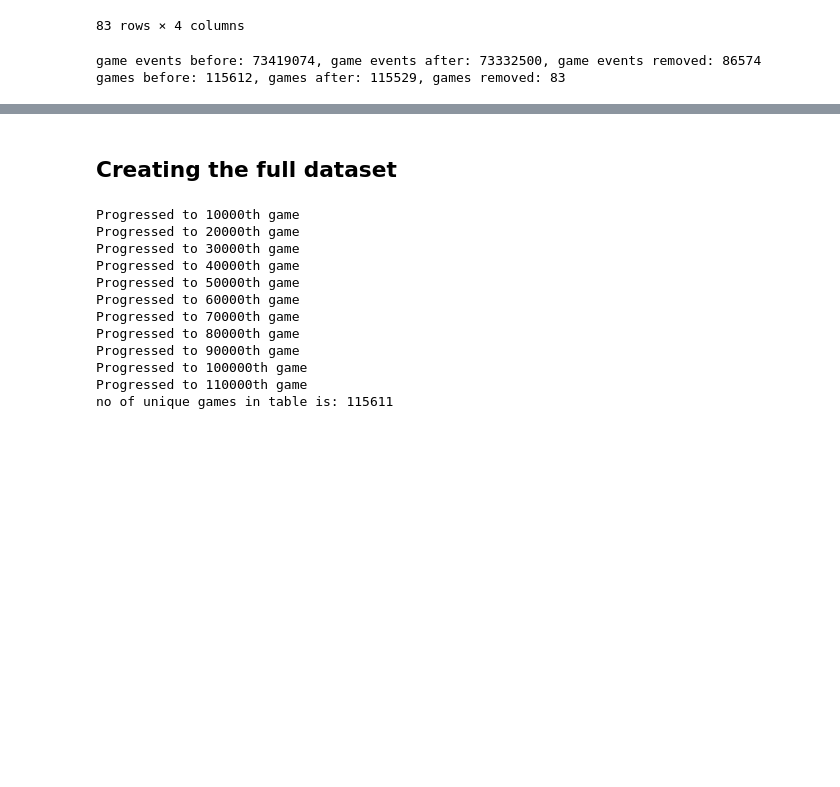
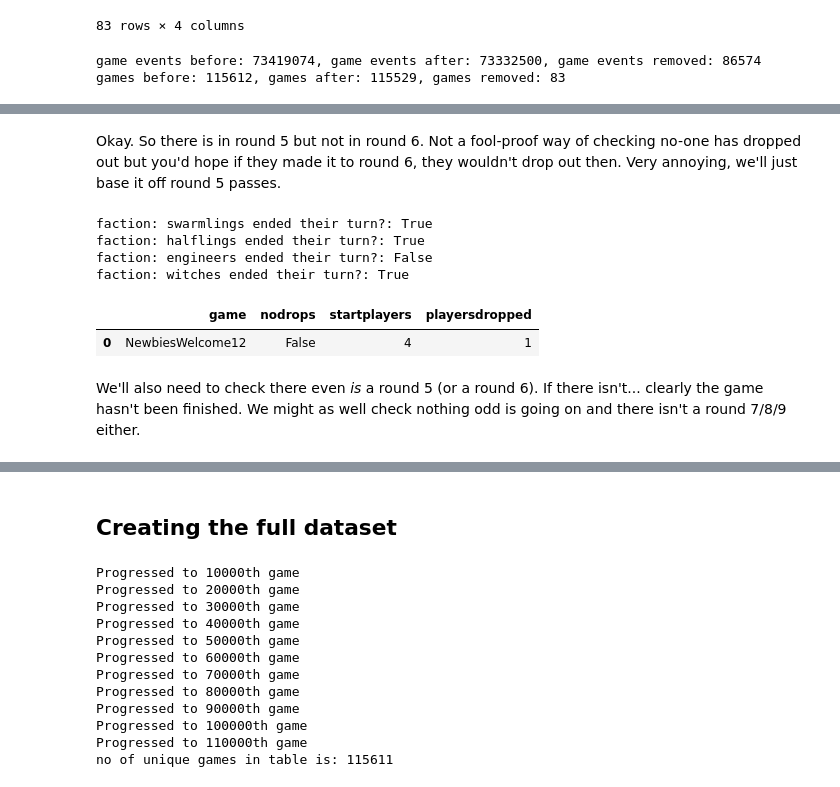
Before and after one commit to guyreading/terrabot, a Jupyter notebook: faction-picker-bot/creatingVPdata.ipynb, the cells around one changed output, grey strips where cells are left out. Cells and saved outputs as stored; diff of their text form; code cells hidden in the pictures; blank space fills up the shorter version.

```diff
--- a/faction-picker-bot/creatingVPdata.ipynb
+++ b/faction-picker-bot/creatingVPdata.ipynb
@@ -619,0 +656,5 @@ games before: 115612, games after: 115529, games removed: 83
+# %%
+singlegame = gameevents[gameevents['game'] == 'NewbiesWelcome12']
+r5 = singlegame[singlegame['round'] == 5]
+uniqueevents = np.sort(pd.unique(r5['event']))
+uniqueevents
@@ -619,0 +684,38 @@ games before: 115612, games after: 115529, games removed: 83
+# %% [markdown]
+Okay. So there is in round 5 but not in round 6. Not a fool-proof way of checking no-one has dropped out but you'd hope if they made it to round 6, they wouldn't drop out then. Very annoying, we'll just base it off round 5 passes.
+# %%
+# sense-check - every player passed final round except engineers in this game
+singlegame = gameevents[gameevents['game'] == 'NewbiesWelcome12']
+
+def check_game_ended(singlegame, verbose=False):
+    r5 = singlegame[singlegame['round'] == 5]
+    rawfactions = pd.unique(singlegame['faction'])
+    verifiedfactions = [rawfaction for rawfaction in rawfactions if rawfaction in validfactions]
+    allbool = []
+
+    for faction in verifiedfactions:
+        factionbool = len(r5[(r5['faction'] == faction)  & (r5['event'].str.startswith('pass'))]) == 1
+        allbool.append(factionbool)
+
+        if verbose:
+            print(f'faction: {faction} ended their turn?: {factionbool}')
+
+    isgood = all(allbool)
+    startplayers = len(verifiedfactions)
+    boolsum = sum(allbool)
+    playersdropped = startplayers - boolsum
+
+    return isgood, startplayers, playersdropped
+
+isgood, startplayers, playersdropped = check_game_ended(singlegame, verbose=True)
+newdf = pd.DataFrame([['NewbiesWelcome12', isgood, startplayers, playersdropped]], columns=['game', 'nodrops', 'startplayers', 'playersdropped'])
+newdf
+# %% [output]
+faction: swarmlings ended their turn?: True
+faction: halflings ended their turn?: True
+faction: engineers ended their turn?: False
+faction: witches ended their turn?: True
+|  | game | nodrops | startplayers | playersdropped |
+| 0 | NewbiesWelcome12 | False | 4 | 1 |
+# %% [markdown]
+We'll also need to check there even *is* a round 5 (or a round 6). If there isn't... clearly the game hasn't been finished. We might as well check nothing odd is going on and there isn't a round 7/8/9 either.
```
Also changed, not shown: parts of 32 cells of this notebook.
